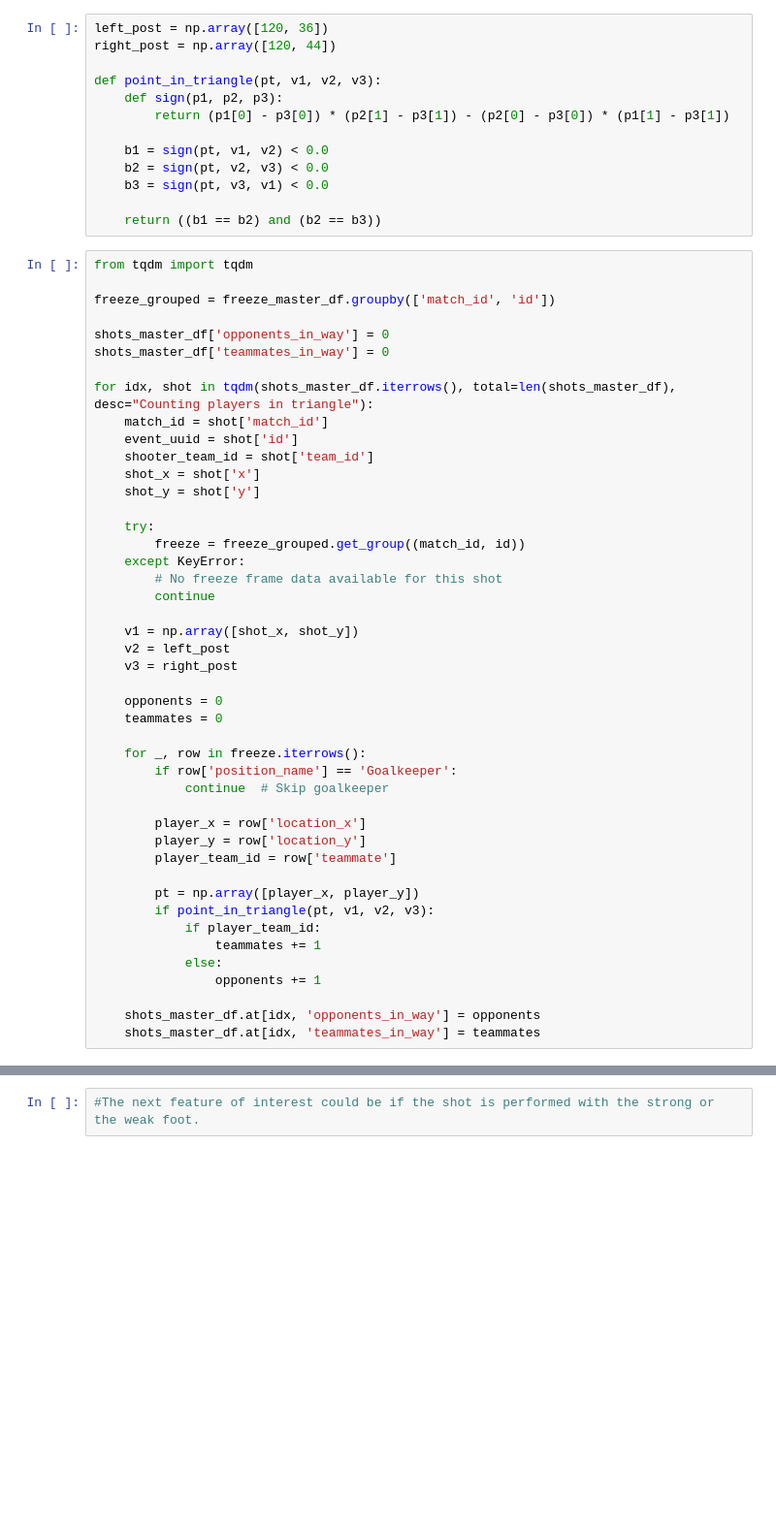
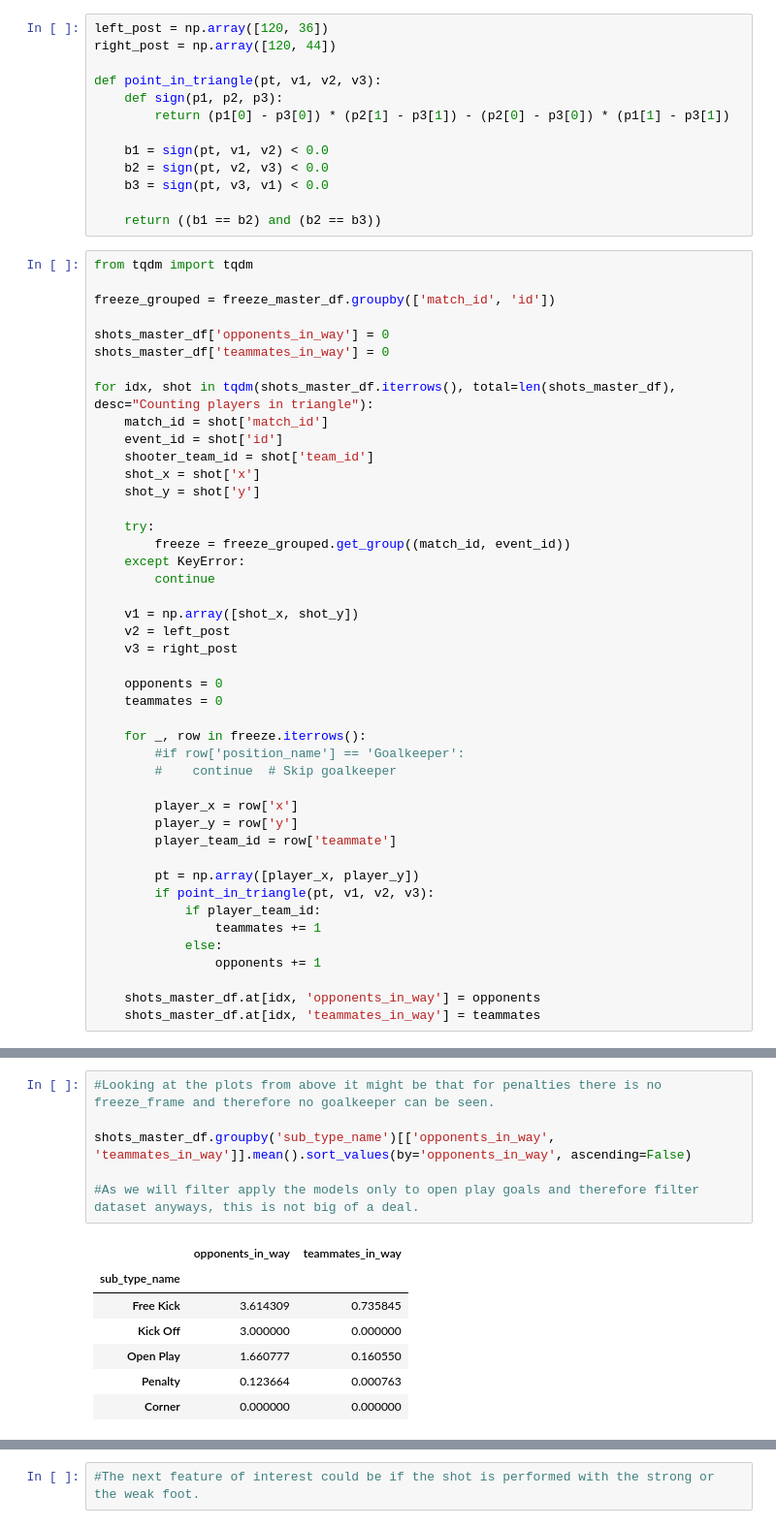
Before and after one commit to arne2204/Probabilistic-Machine-Learning_lecture-PROJECTS, a Jupyter notebook: projects/08-1SHXXXX_football_analytics/notebooks/03_data_preprocessing.ipynb, the cells around one changed output, grey strips where cells are left out. Shown: that part at 97% size. Drawn from its saved outputs; the diff is of its cells as text; blank space fills up the shorter version.

Commit message:
Finish opponents_in_way and teammates_in_way feature

```diff
--- a/projects/08-1SHXXXX_football_analytics/notebooks/03_data_preprocessing.ipynb
+++ b/projects/08-1SHXXXX_football_analytics/notebooks/03_data_preprocessing.ipynb
@@ -541,15 +555,14 @@ shots_master_df['teammates_in_way'] = 0
 
 for idx, shot in tqdm(shots_master_df.iterrows(), total=len(shots_master_df), desc="Counting players in triangle"):
     match_id = shot['match_id']
-    event_uuid = shot['id']
+    event_id = shot['id']
     shooter_team_id = shot['team_id']
     shot_x = shot['x']
     shot_y = shot['y']
 
     try:
-        freeze = freeze_grouped.get_group((match_id, id))
+        freeze = freeze_grouped.get_group((match_id, event_id))
     except KeyError:
-        # No freeze frame data available for this shot
         continue
 
     v1 = np.array([shot_x, shot_y])
@@ -560,11 +573,11 @@ for idx, shot in tqdm(shots_master_df.iterrows(), total=len(shots_master_df), de
     teammates = 0
 
     for _, row in freeze.iterrows():
-        if row['position_name'] == 'Goalkeeper':
-            continue  # Skip goalkeeper
+        #if row['position_name'] == 'Goalkeeper':
+        #    continue  # Skip goalkeeper
 
-        player_x = row['location_x']
-        player_y = row['location_y']
+        player_x = row['x']
+        player_y = row['y']
         player_team_id = row['teammate']
 
         pt = np.array([player_x, player_y])
@@ -599,0 +642,14 @@ shots_master_df[["id", "match_id", "x", "y", "opponents_in_way", "teammates_in_w
+# %%
+#Looking at the plots from above it might be that for penalties there is no freeze_frame and therefore no goalkeeper can be seen.
+
+shots_master_df.groupby('sub_type_name')[['opponents_in_way', 'teammates_in_way']].mean().sort_values(by='opponents_in_way', ascending=False)
+
+#As we will filter apply the models only to open play goals and therefore filter dataset anyways, this is not big of a deal.
+# %% [output]
+|  | opponents_in_way | teammates_in_way |
+| sub_type_name |  |  |
+| Free Kick | 3.614309 | 0.735845 |
+| Kick Off | 3.000000 | 0.000000 |
+| Open Play | 1.660777 | 0.160550 |
+| Penalty | 0.123664 | 0.000763 |
+| Corner | 0.000000 | 0.000000 |
```
Also changed, not shown: parts of 5 cells of this notebook.
